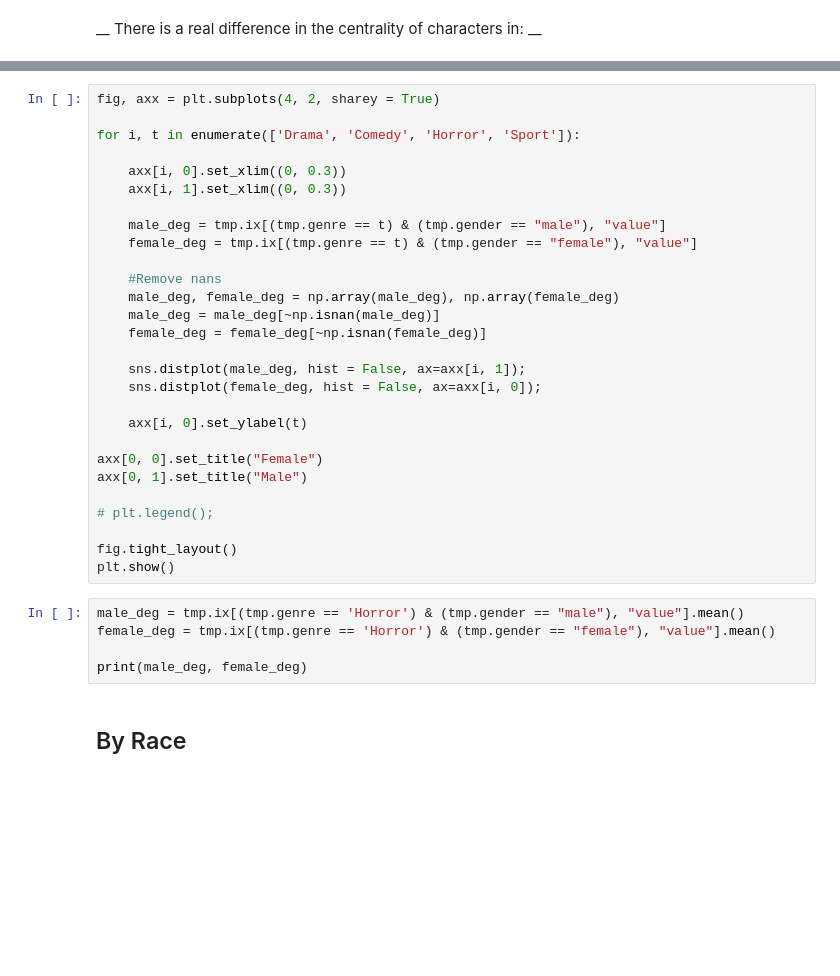
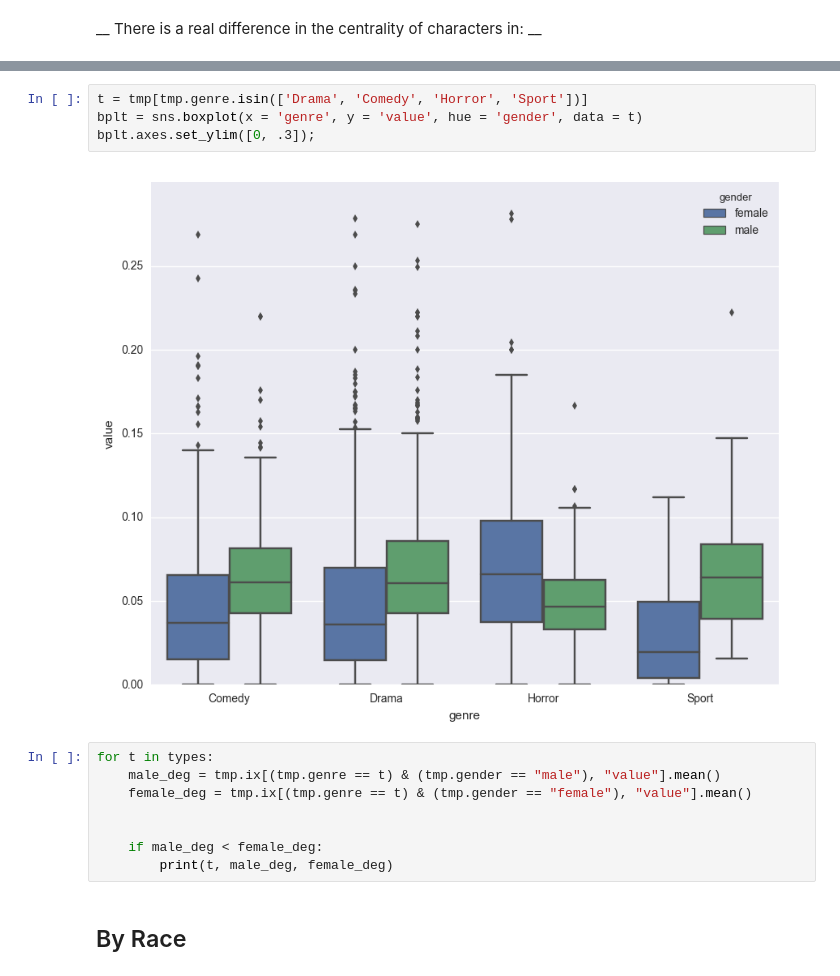
Before and after one commit to usc-sail/mica-text-characternetworks, a Jupyter notebook: analysis/Graph Analysis.ipynb, the cells around one changed output, grey strips where cells are left out. Drawn from its saved outputs; the diff is of its cells as text; blank space fills up the shorter version.

```diff
--- a/analysis/Graph Analysis.ipynb
+++ b/analysis/Graph Analysis.ipynb
@@ -333,36 +354,17 @@ res_2[:(i - 1)]
-# %%
-fig, axx = plt.subplots(4, 2, sharey = True)
-
-for i, t in enumerate(['Drama', 'Comedy', 'Horror', 'Sport']):
-
-    axx[i, 0].set_xlim((0, 0.3))
-    axx[i, 1].set_xlim((0, 0.3))
-
-    male_deg = tmp.ix[(tmp.genre == t) & (tmp.gender == "male"), "value"]
-    female_deg = tmp.ix[(tmp.genre == t) & (tmp.gender == "female"), "value"]
-
-    #Remove nans
-    male_deg, female_deg = np.array(male_deg), np.array(female_deg)
-    male_deg = male_deg[~np.isnan(male_deg)]
-    female_deg = female_deg[~np.isnan(female_deg)]
-
-    sns.distplot(male_deg, hist = False, ax=axx[i, 1]);
-    sns.distplot(female_deg, hist = False, ax=axx[i, 0]);
-
-    axx[i, 0].set_ylabel(t)
-
-axx[0, 0].set_title("Female")
-axx[0, 1].set_title("Male")
-
-# plt.legend();
-
-fig.tight_layout()
-plt.show()
+# %%
+t = tmp[tmp.genre.isin(['Drama', 'Comedy', 'Horror', 'Sport'])]
+bplt = sns.boxplot(x = 'genre', y = 'value', hue = 'gender', data = t)
+bplt.axes.set_ylim([0, .3]);
+# %% [output]
+[figure, added]
 # %%
-male_deg = tmp.ix[(tmp.genre == 'Horror') & (tmp.gender == "male"), "value"].mean()
-female_deg = tmp.ix[(tmp.genre == 'Horror') & (tmp.gender == "female"), "value"].mean()
+for t in types:
+    male_deg = tmp.ix[(tmp.genre == t) & (tmp.gender == "male"), "value"].mean()
+    female_deg = tmp.ix[(tmp.genre == t) & (tmp.gender == "female"), "value"].mean()
 
-print(male_deg, female_deg)
+
+    if male_deg < female_deg:
+        print(t, male_deg, female_deg)
 # %% [markdown]
 ## By Race
 # %% [markdown]
```
Also changed, not shown: parts of 15 cells of this notebook, 1 other file.
